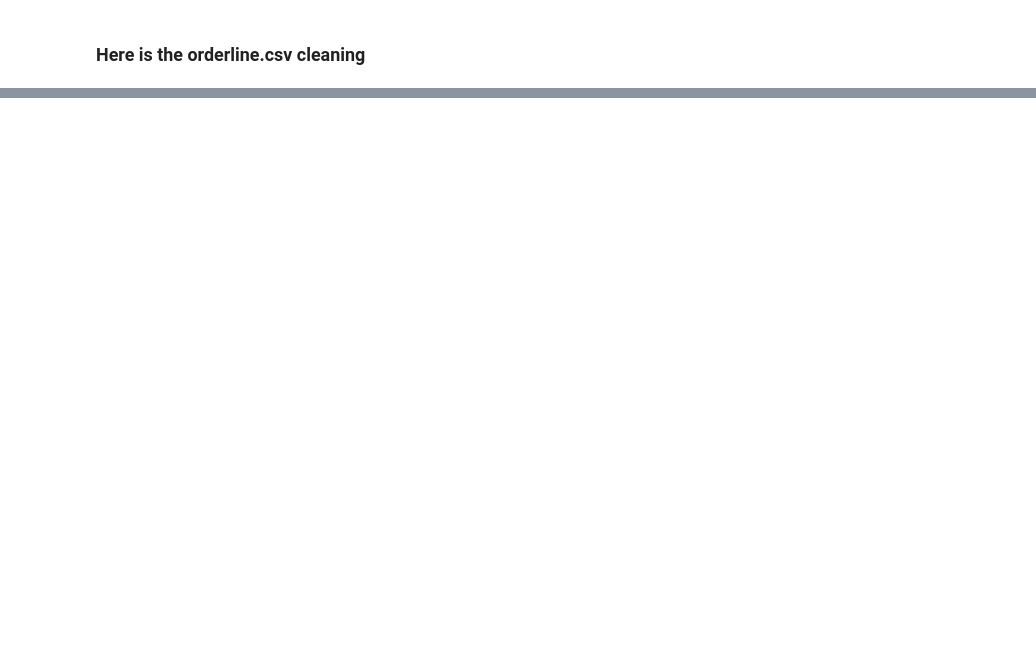
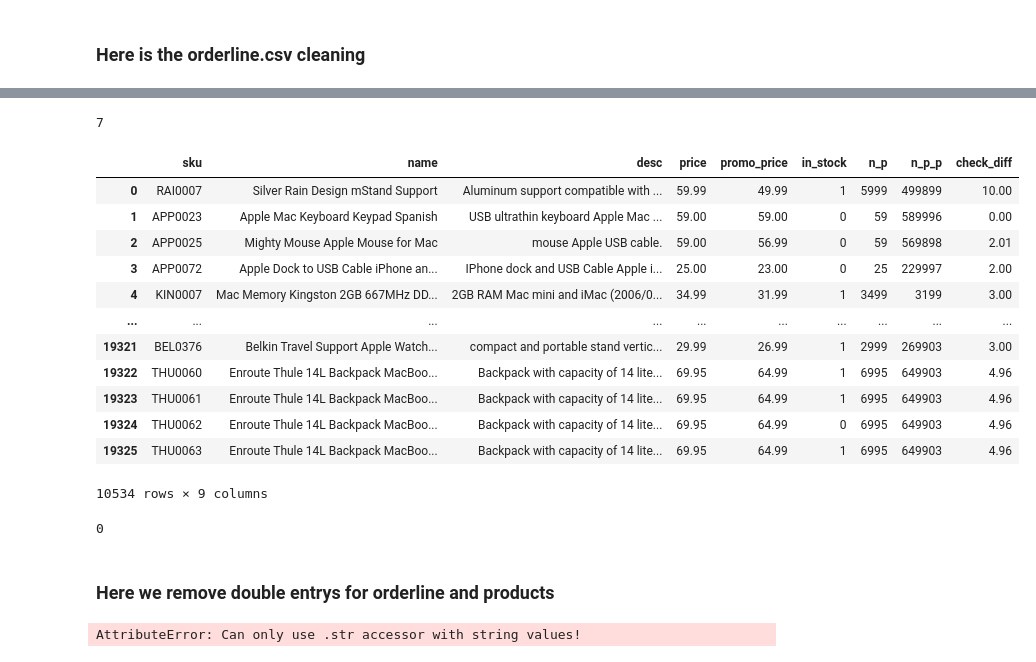
Before and after one commit to MasoSven/DScience_P2_SvSaAn, a Jupyter notebook: Project 2 SvSaAn.ipynb, the cells around one changed output, grey strips where cells are left out. Saved outputs shown, nothing was run; the diff lists cells and outputs as text; code cells hidden in the pictures; blank space fills up the shorter version.

```diff
--- a/Project 2 SvSaAn.ipynb
+++ b/Project 2 SvSaAn.ipynb
@@ -96,0 +226,3 @@ orderlines['date'] = pd.to_datetime(orderlines['date'])
+# %%
+# sku duplicates dropped
+products = products.drop_duplicates('sku')
@@ -96,0 +244,33 @@ orderlines['date'] = pd.to_datetime(orderlines['date'])
+# %%
+# number of columns with missing descriptions
+products.desc.isna().sum()
+# %% [output]
+7
+# %%
+#adds comment 'See.. name' as description where description is missing
+products['new_desc'] = products.desc.fillna('See the product name')
+# %%
+# transfers text from new column to old column
+products['desc'] = products['new_desc']
+# %%
+# drops new column and also type
+products.drop(['new_desc','type'], axis=1)
+# %% [output]
+|  | sku | name | desc | price | promo_price | in_stock | n_p | n_p_p | check_diff |
+| 0 | RAI0007 | Silver Rain Design mStand Support | Aluminum support compatible with ... | 59.99 | 49.99 | 1 | 5999 | 499899 | 10.00 |
+| 1 | APP0023 | Apple Mac Keyboard Keypad Spanish | USB ultrathin keyboard Apple Mac ... | 59.00 | 59.00 | 0 | 59 | 589996 | 0.00 |
+| 2 | APP0025 | Mighty Mouse Apple Mouse for Mac | mouse Apple USB cable. | 59.00 | 56.99 | 0 | 59 | 569898 | 2.01 |
+| 3 | APP0072 | Apple Dock to USB Cable iPhone an... | IPhone dock and USB Cable Apple i... | 25.00 | 23.00 | 0 | 25 | 229997 | 2.00 |
+| 4 | KIN0007 | Mac Memory Kingston 2GB 667MHz DD... | 2GB RAM Mac mini and iMac (2006/0... | 34.99 | 31.99 | 1 | 3499 | 3199 | 3.00 |
+| ... | ... | ... | ... | ... | ... | ... | ... | ... | ... |
+| 19321 | BEL0376 | Belkin Travel Support Apple Watch... | compact and portable stand vertic... | 29.99 | 26.99 | 1 | 2999 | 269903 | 3.00 |
+| 19322 | THU0060 | Enroute Thule 14L Backpack MacBoo... | Backpack with capacity of 14 lite... | 69.95 | 64.99 | 1 | 6995 | 649903 | 4.96 |
+| 19323 | THU0061 | Enroute Thule 14L Backpack MacBoo... | Backpack with capacity of 14 lite... | 69.95 | 64.99 | 1 | 6995 | 649903 | 4.96 |
+| 19324 | THU0062 | Enroute Thule 14L Backpack MacBoo... | Backpack with capacity of 14 lite... | 69.95 | 64.99 | 0 | 6995 | 649903 | 4.96 |
+| 19325 | THU0063 | Enroute Thule 14L Backpack MacBoo... | Backpack with capacity of 14 lite... | 69.95 | 64.99 | 1 | 6995 | 649903 | 4.96 |
+10534 rows × 9 columns
+# %%
+# check: no more missing values in description
+products.desc.isna().sum()
+# %% [output]
+0
@@ -96,0 +279,6 @@ orderlines['date'] = pd.to_datetime(orderlines['date'])
+# %% [markdown]
+### Here we remove double entrys for orderline and products
+# %%
+products[products['price'].str.len()>=9].head(10)
+# %% [output]
+AttributeError: Can only use .str accessor with string values!
```
Also changed, not shown: parts of 32 cells of this notebook.
